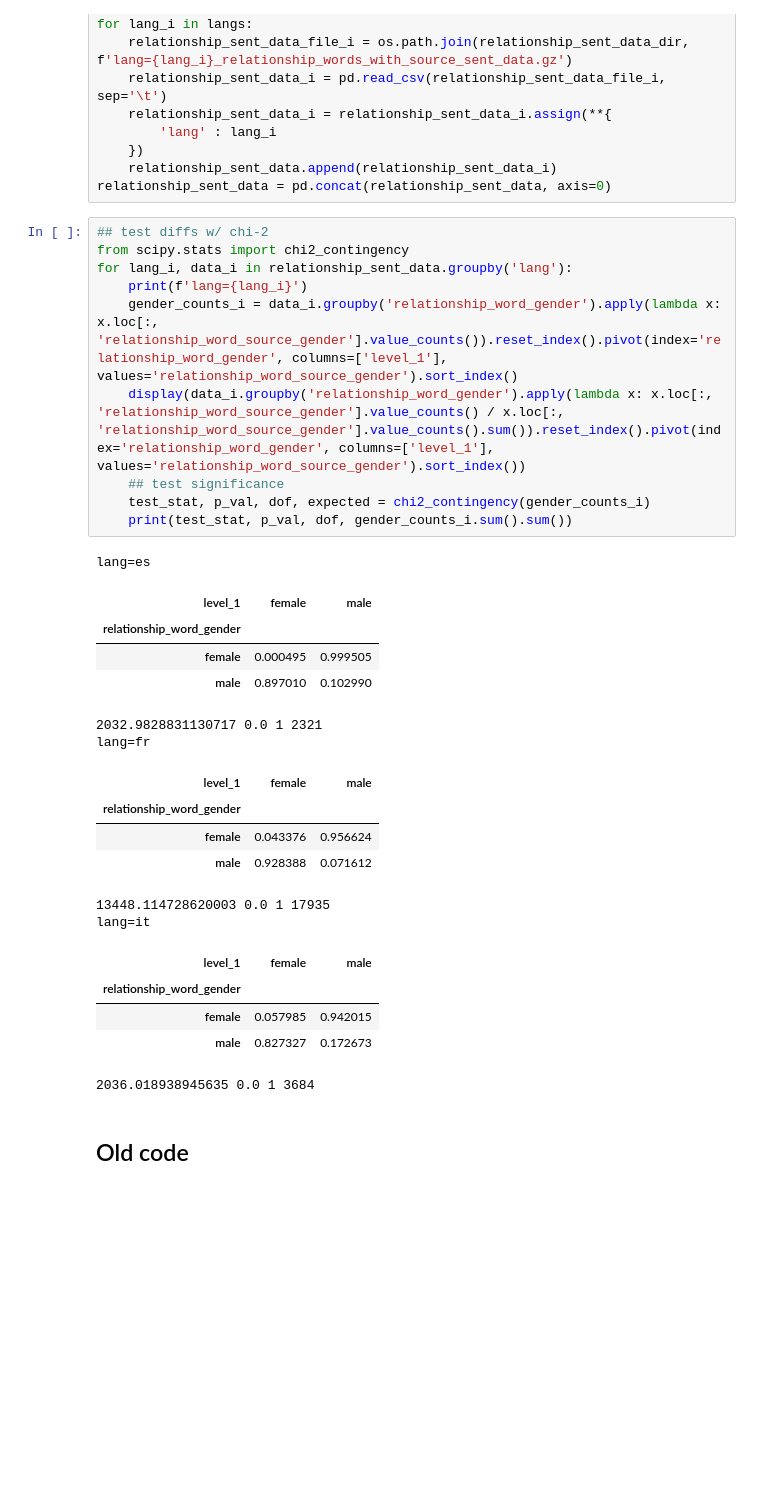
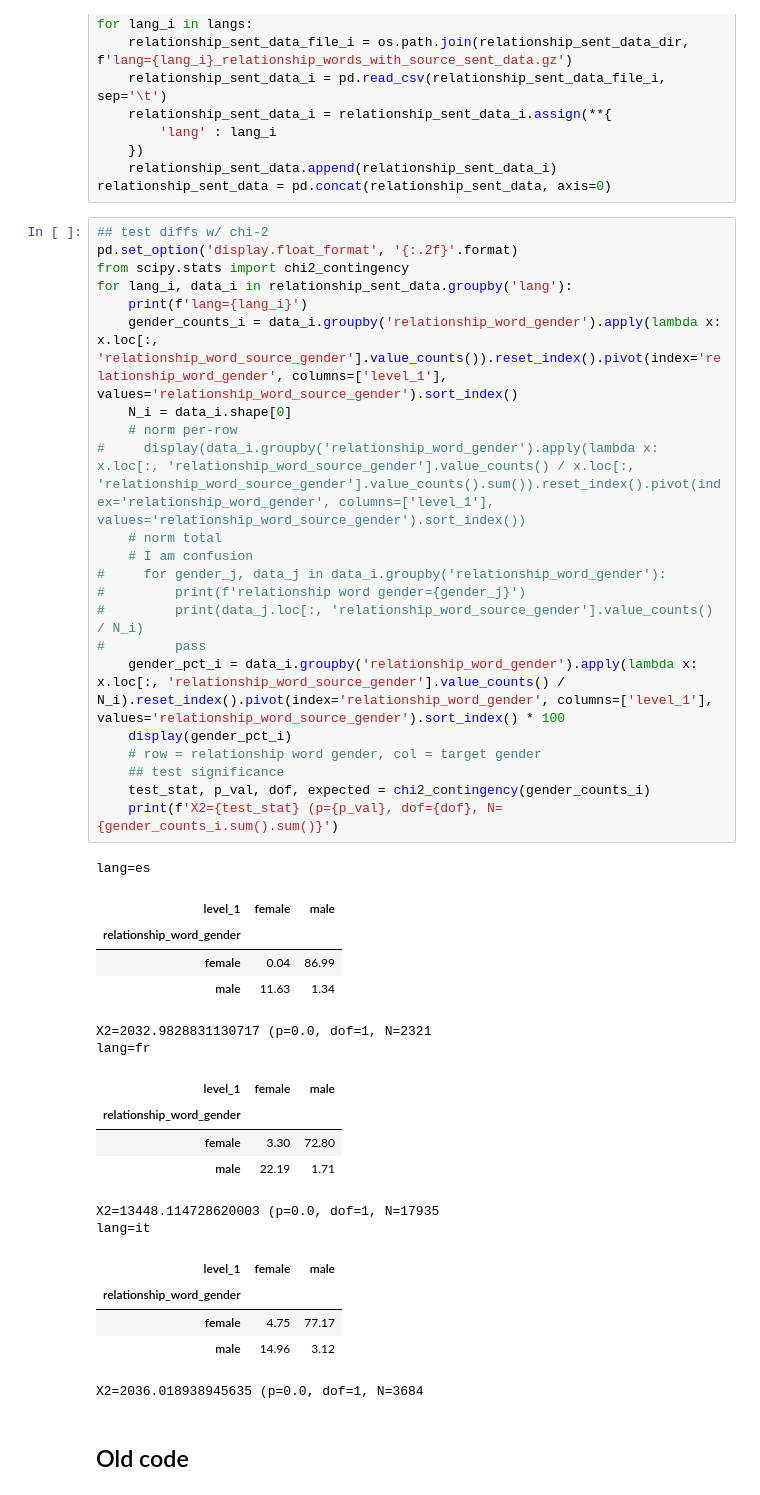
Before and after one commit to ianbstewart/multilingual-same-gender-bias, a Jupyter notebook: classify_same_gender_sentences.ipynb, the cells around one changed output. Saved outputs shown, nothing was run; the diff lists cells and outputs as text; blank space fills up the shorter version.

Commit message:
fixed probabilities in data analysis

```diff
--- a/classify_same_gender_sentences.ipynb
+++ b/classify_same_gender_sentences.ipynb
@@ -508,33 +508,45 @@ for lang_i in langs:
 relationship_sent_data = pd.concat(relationship_sent_data, axis=0)
 # %%
 ## test diffs w/ chi-2
+pd.set_option('display.float_format', '{:.2f}'.format)
 from scipy.stats import chi2_contingency
 for lang_i, data_i in relationship_sent_data.groupby('lang'):
     print(f'lang={lang_i}')
     gender_counts_i = data_i.groupby('relationship_word_gender').apply(lambda x: x.loc[:, 'relationship_word_source_gender'].value_counts()).reset_index().pivot(index='relationship_word_gender', columns=['level_1'], values='relationship_word_source_gender').sort_index()
-    display(data_i.groupby('relationship_word_gender').apply(lambda x: x.loc[:, 'relationship_word_source_gender'].value_counts() / x.loc[:, 'relationship_word_source_gender'].value_counts().sum()).reset_index().pivot(index='relationship_word_gender', columns=['level_1'], values='relationship_word_source_gender').sort_index())
+    N_i = data_i.shape[0]
+    # norm per-row
+#     display(data_i.groupby('relationship_word_gender').apply(lambda x: x.loc[:, 'relationship_word_source_gender'].value_counts() / x.loc[:, 'relationship_word_source_gender'].value_counts().sum()).reset_index().pivot(index='relationship_word_gender', columns=['level_1'], values='relationship_word_source_gender').sort_index())
+    # norm total
+    # I am confusion
+#     for gender_j, data_j in data_i.groupby('relationship_word_gender'):
+#         print(f'relationship word gender={gender_j}')
+#         print(data_j.loc[:, 'relationship_word_source_gender'].value_counts() / N_i)
+#         pass
+    gender_pct_i = data_i.groupby('relationship_word_gender').apply(lambda x: x.loc[:, 'relationship_word_source_gender'].value_counts() / N_i).reset_index().pivot(index='relationship_word_gender', columns=['level_1'], values='relationship_word_source_gender').sort_index() * 100
+    display(gender_pct_i)
+    # row = relationship word gender, col = target gender
     ## test significance
     test_stat, p_val, dof, expected = chi2_contingency(gender_counts_i)
-    print(test_stat, p_val, dof, gender_counts_i.sum().sum())
+    print(f'X2={test_stat} (p={p_val}, dof={dof}, N={gender_counts_i.sum().sum()}')
 # %% [output]
 lang=es
 | level_1 | female | male |
 | relationship_word_gender |  |  |
-| female | 0.000495 | 0.999505 |
-| male | 0.897010 | 0.102990 |
+| female | 0.04 | 86.99 |
+| male | 11.63 | 1.34 |
-2032.9828831130717 0.0 1 2321
+X2=2032.9828831130717 (p=0.0, dof=1, N=2321
 lang=fr
 | level_1 | female | male |
 | relationship_word_gender |  |  |
-| female | 0.043376 | 0.956624 |
-| male | 0.928388 | 0.071612 |
+| female | 3.30 | 72.80 |
+| male | 22.19 | 1.71 |
-13448.114728620003 0.0 1 17935
+X2=13448.114728620003 (p=0.0, dof=1, N=17935
 lang=it
 | level_1 | female | male |
 | relationship_word_gender |  |  |
-| female | 0.057985 | 0.942015 |
-| male | 0.827327 | 0.172673 |
+| female | 4.75 | 77.17 |
+| male | 14.96 | 3.12 |
-2036.018938945635 0.0 1 3684
+X2=2036.018938945635 (p=0.0, dof=1, N=3684
 # %% [markdown]
 ## Old code
 # %% [markdown]
```
